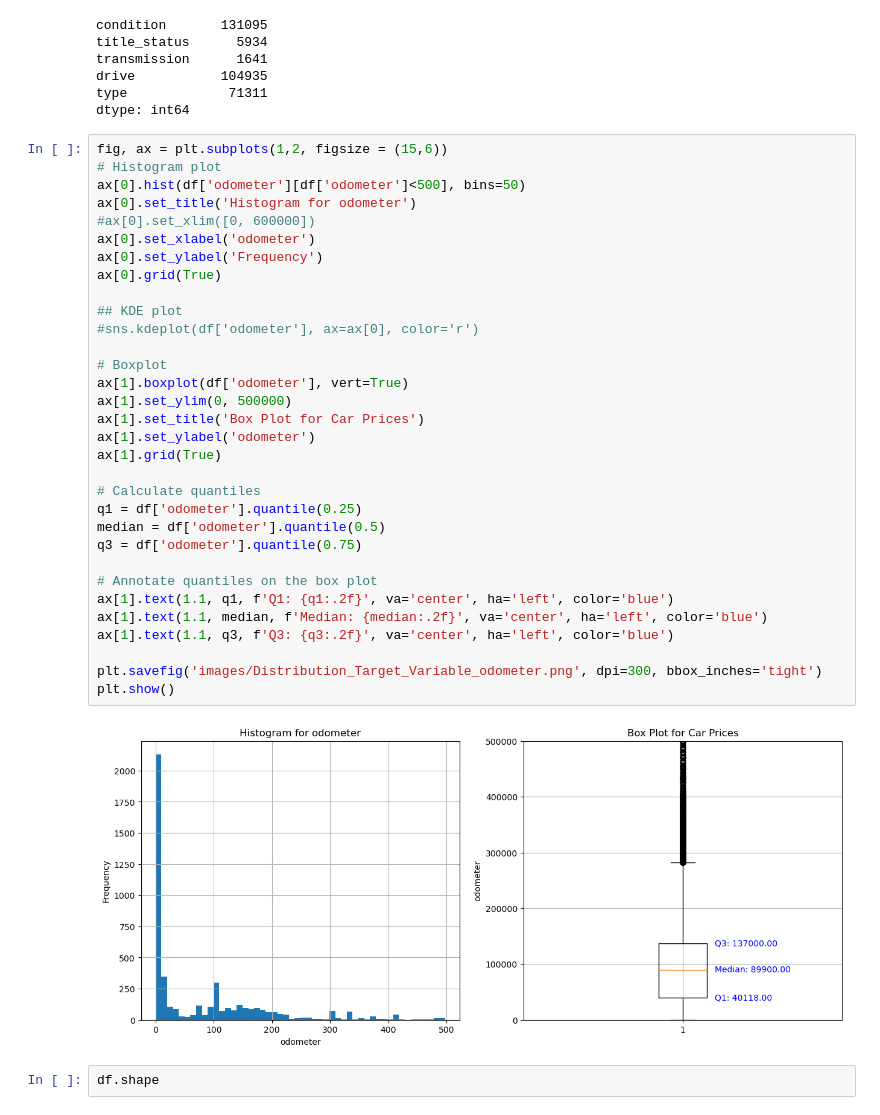
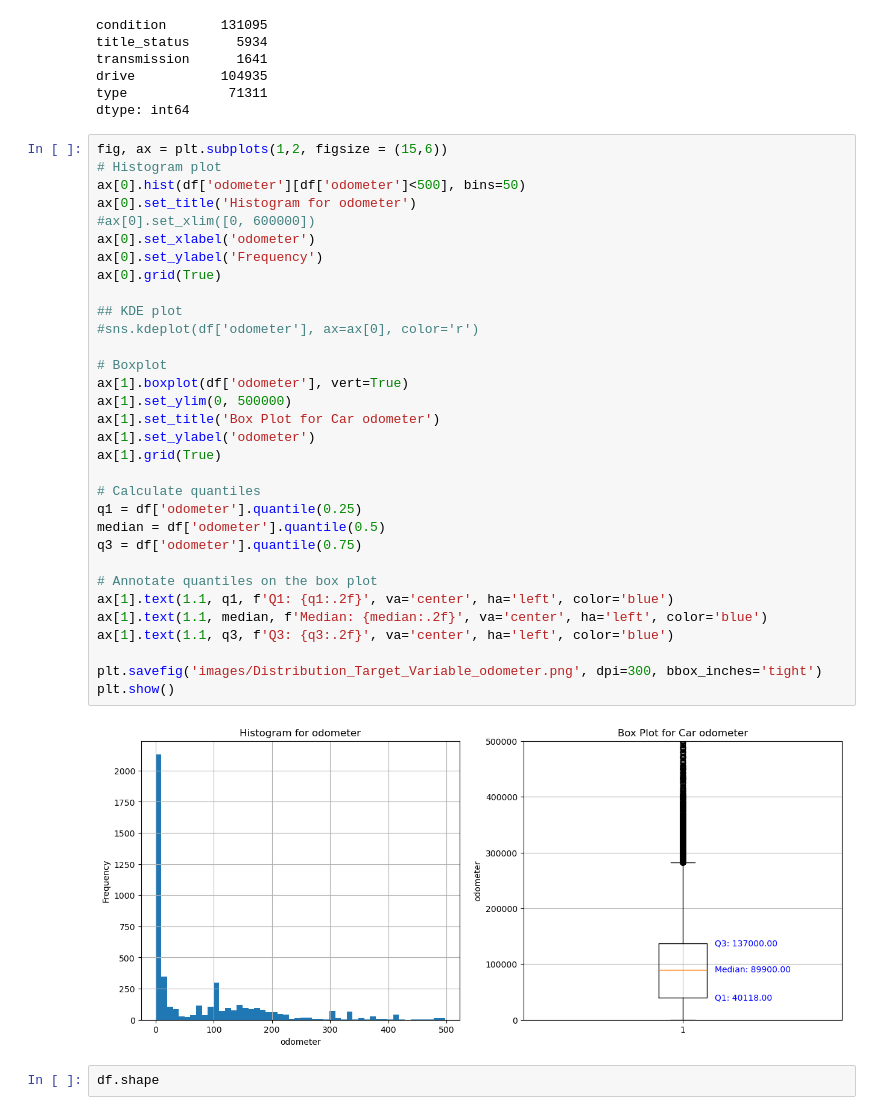
Before and after one commit to er-robins/Used_Car_Price_Predication, a Jupyter notebook: Used_Car_Price_Modelling.ipynb, the cells around one changed output. Cells and saved outputs as stored; diff of their text form.

```diff
--- a/Used_Car_Price_Modelling.ipynb
+++ b/Used_Car_Price_Modelling.ipynb
@@ -432,35 +432,35 @@ fig, ax = plt.subplots(1,2, figsize = (15,6))
 # Histogram plot
 ax[0].hist(df['odometer'][df['odometer']<500], bins=50)
 ax[0].set_title('Histogram for odometer')
 #ax[0].set_xlim([0, 600000])
 ax[0].set_xlabel('odometer')
 ax[0].set_ylabel('Frequency')
 ax[0].grid(True)
 
 ## KDE plot
 #sns.kdeplot(df['odometer'], ax=ax[0], color='r')
 
 # Boxplot
 ax[1].boxplot(df['odometer'], vert=True)
 ax[1].set_ylim(0, 500000)
-ax[1].set_title('Box Plot for Car Prices')
+ax[1].set_title('Box Plot for Car odometer')
 ax[1].set_ylabel('odometer')
 ax[1].grid(True)
 
 # Calculate quantiles
 q1 = df['odometer'].quantile(0.25)
 median = df['odometer'].quantile(0.5)
 q3 = df['odometer'].quantile(0.75)
 
 # Annotate quantiles on the box plot
 ax[1].text(1.1, q1, f'Q1: {q1:.2f}', va='center', ha='left', color='blue')
 ax[1].text(1.1, median, f'Median: {median:.2f}', va='center', ha='left', color='blue')
 ax[1].text(1.1, q3, f'Q3: {q3:.2f}', va='center', ha='left', color='blue')
 
 plt.savefig('images/Distribution_Target_Variable_odometer.png', dpi=300, bbox_inches='tight')
 plt.show()
 # %% [output]
-[figure, old version]
+[figure, new version]
 # %%
 df.shape
 # %% [output]
```
Also changed, not shown: parts of 17 cells of this notebook, 2 other files.
